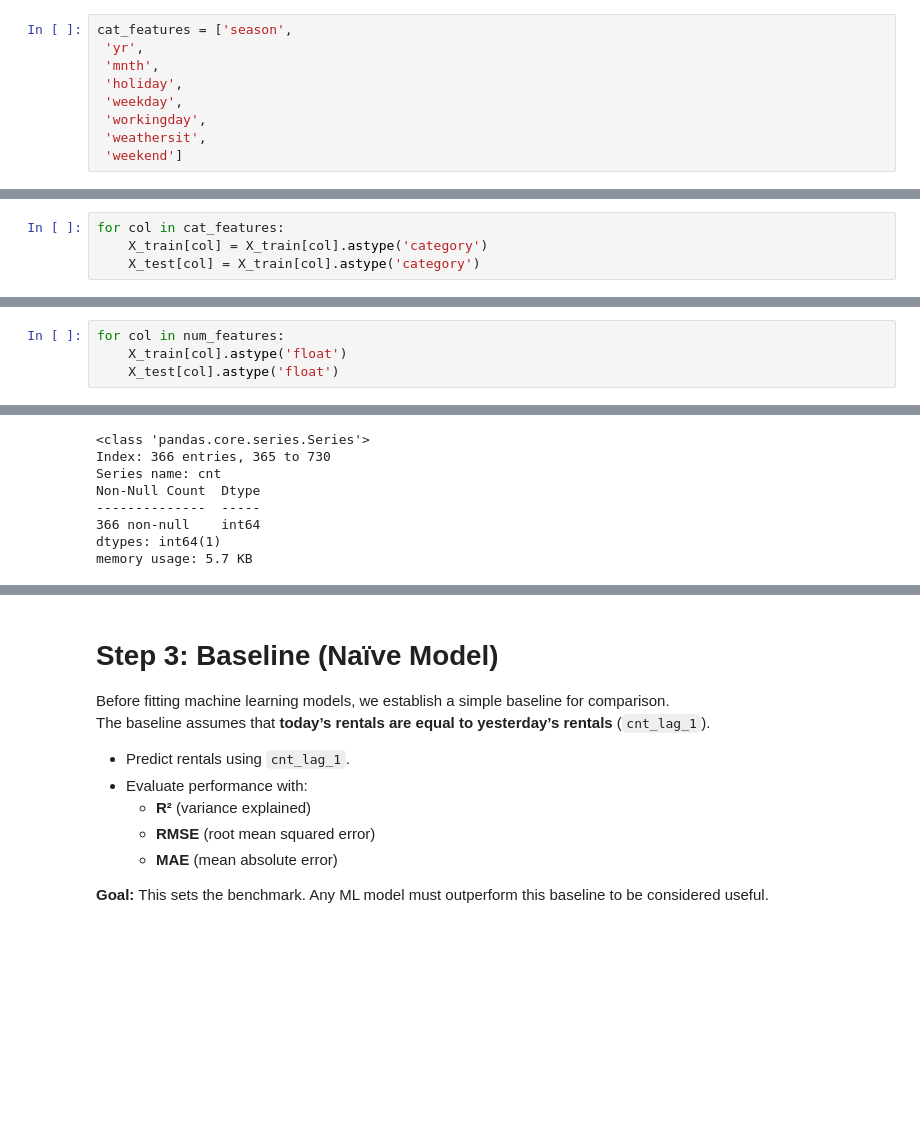
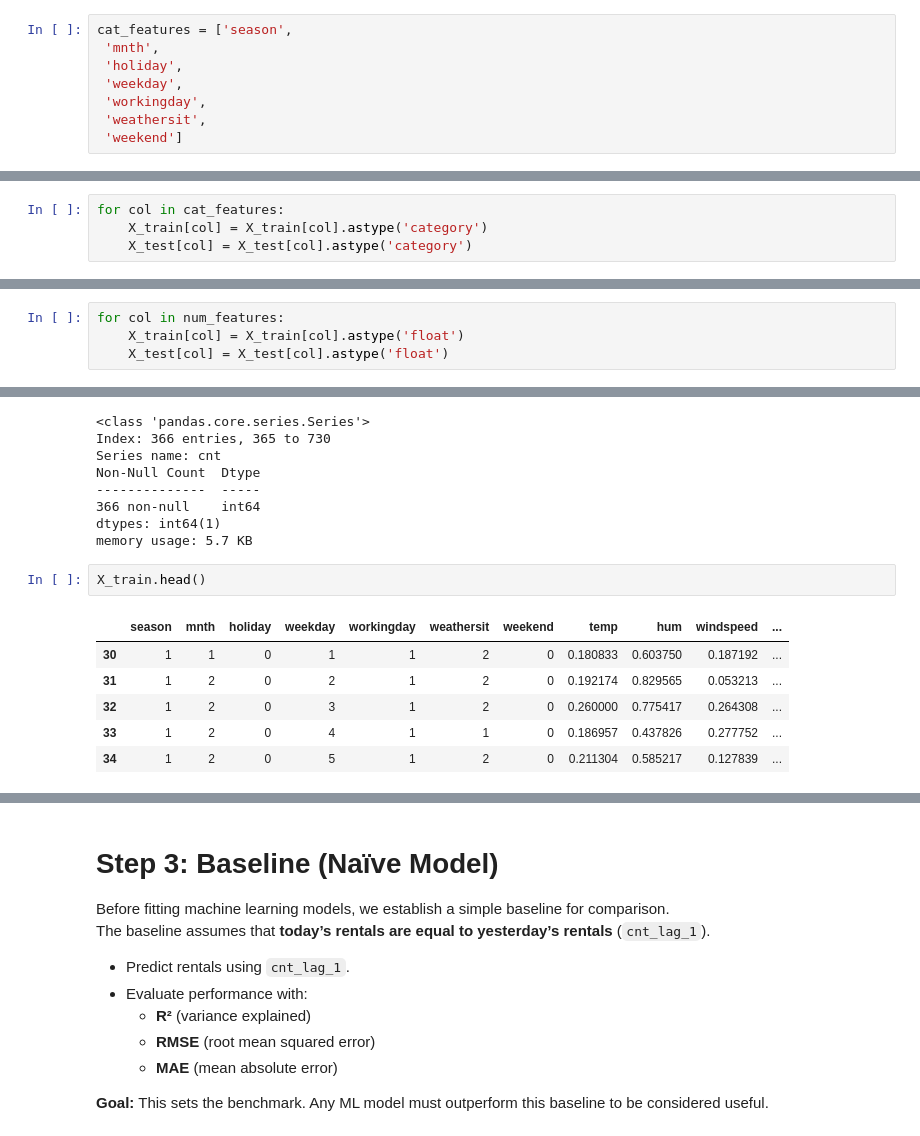
Before and after one commit to MosabAhmed92/bike-sharing-prediction, a Jupyter notebook: EDA.ipynb, the cells around one changed output, grey strips where cells are left out. Cells and saved outputs as stored; diff of their text form; blank space fills up the shorter version.

```diff
--- a/EDA.ipynb
+++ b/EDA.ipynb
@@ -1362,7 +1362,6 @@ day_data_forecasting.shape
 day_data_forecasting_model = day_data_forecasting.copy()
 # %%
 cat_features = ['season',
- 'yr',
  'mnth',
  'holiday',
  'weekday',
@@ -1396,7 +1395,7 @@ If columns are object dtype, OneHotEncoder will treat them as strings and build
 # %%
 for col in cat_features:
     X_train[col] = X_train[col].astype('category')
-    X_test[col] = X_train[col].astype('category')
+    X_test[col] = X_test[col].astype('category')
 # %% [output]
 A value is trying to be set on a copy of a slice from a DataFrame.
 Try using .loc[row_indexer,col_indexer] = value instead
@@ -1418,4 +1417,4 @@ See the caveats in the documentation: https://pandas.pydata.org/pandas-docs/stab
 # %%
 for col in num_features:
-    X_train[col].astype('float')
-    X_test[col].astype('float')
+    X_train[col] = X_train[col].astype('float')
+    X_test[col] = X_test[col].astype('float')
@@ -1547,3 +1564,12 @@ Non-Null Count  Dtype
 366 non-null    int64
 dtypes: int64(1)
 memory usage: 5.7 KB
+# %%
+X_train.head()
+# %% [output]
+|  | season | mnth | holiday | weekday | workingday | weathersit | weekend | temp | hum | windspeed | ... |
+| 30 | 1 | 1 | 0 | 1 | 1 | 2 | 0 | 0.180833 | 0.603750 | 0.187192 | ... |
+| 31 | 1 | 2 | 0 | 2 | 1 | 2 | 0 | 0.192174 | 0.829565 | 0.053213 | ... |
+| 32 | 1 | 2 | 0 | 3 | 1 | 2 | 0 | 0.260000 | 0.775417 | 0.264308 | ... |
+| 33 | 1 | 2 | 0 | 4 | 1 | 1 | 0 | 0.186957 | 0.437826 | 0.277752 | ... |
+| 34 | 1 | 2 | 0 | 5 | 1 | 2 | 0 | 0.211304 | 0.585217 | 0.127839 | ... |
```
Also changed, not shown: parts of 24 cells of this notebook.
